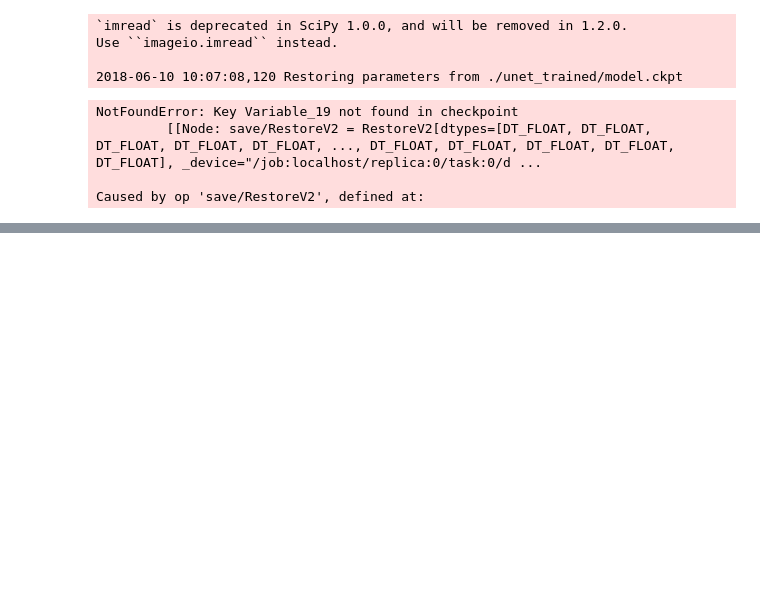
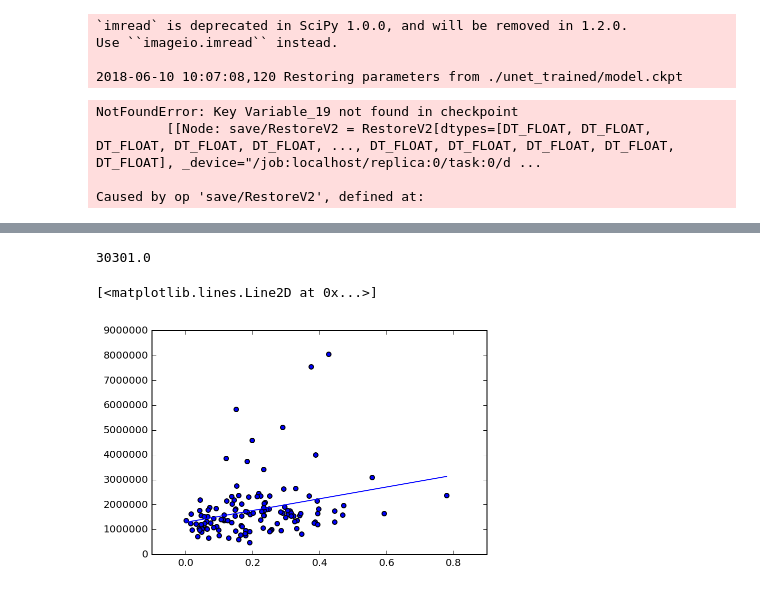
Before and after one commit to guillochon/humantree, a Jupyter notebook: Validate.ipynb, the cells around one changed output, grey strips where cells are left out. Cells and saved outputs as stored; diff of their text form; code cells hidden in the pictures; blank space fills up the shorter version.

Commit message:
ENH: working shade calc

```diff
--- a/Validate.ipynb
+++ b/Validate.ipynb
@@ -108 +109,22 @@ Queries: 61.4 ± 12.3% (66 votes for 7 images)
 [figure]
+# %%
+import pandas as pd
+
+svs = pd.read_csv('humantree/text/shade-values.csv', names=['id', 'fraction', 'value', 'sqft'])
+
+svs = svs.mask(svs['sqft'] > 1000000.0).dropna()
+
+print(max(svs['sqft']))
+
+x = svs['sqft'].tolist()
+y = (svs['value'].astype(float)/svs['sqft'].astype(float)).tolist()
+x = svs['fraction']
+y = svs['value']
+
+plt.scatter(x, y)
+
+plt.plot(np.unique(x), np.poly1d(np.polyfit(x, y, 1))(np.unique(x)))
+# %% [output]
+30301.0
+[<matplotlib.lines.Line2D at 0x...>]
+[figure, added]
```
Also changed, not shown: parts of 1 cell of this notebook, 3 other files.
